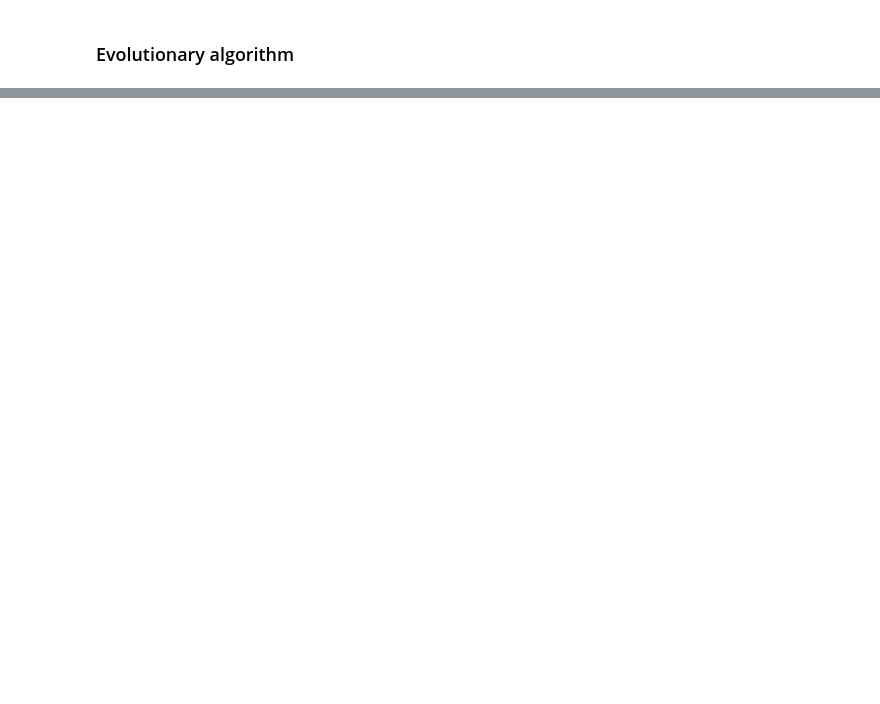
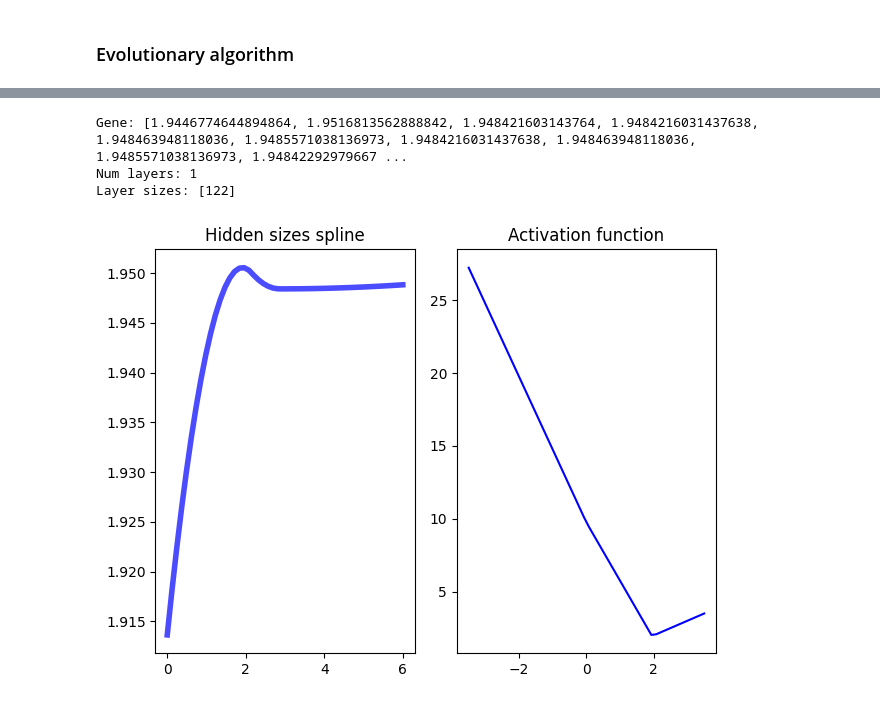
Before and after one commit to volodymyrkir/computational_intelligence, a Jupyter notebook: lab3/workbook.ipynb, the cells around one changed output, grey strips where cells are left out. Cells and saved outputs as stored; diff of their text form; code cells hidden in the pictures; blank space fills up the shorter version.

```diff
--- a/lab3/workbook.ipynb
+++ b/lab3/workbook.ipynb
@@ -203,0 +403,40 @@ Test Accuracy: 0.9384615421295166
+# %%
+best_individual = sorted(pop, key=attrgetter('fitness'), reverse=True)[0]
+print(f"Gene: {best_individual}")
+
+num_layers = min(5, max(int(best_individual[0]), 1))
+print(f"Num layers: {num_layers}")
+
+hidden_size_params = best_individual[0:5]
+t = np.linspace(MIN_LAYERS, MAX_LAYERS, 8)
+spl = BSpline(t, hidden_size_params, 2)
+xs = np.arange(num_layers)
+hidden_size = np.clip(spl(xs) * BASE_HIDDEN_SIZE, num_classes, BASE_HIDDEN_SIZE * 2).astype(int).tolist()
+print(f"Layer sizes: {hidden_size}")
+
+activation_params = best_individual[5:10]
+
+fig, ax = plt.subplots(1, 2)
+
+# plot spline
+xx = np.linspace(0, 6, 50)
+ax[0].plot(xx, spl(xx), 'b-', lw=4, alpha=0.7, label='BSpline')
+ax[0].set_title("Hidden sizes spline")
+
+# plot activation
+xx = np.linspace(-3.5, 3.5, 50)
+relu = np.fmax(0, xx)
+activation = relu
+for w in activation_params:
+   activation += np.fmax(0, w - xx)
+
+ax[1].plot(xx, activation, 'b-', label='Activation')
+ax[1].set_title("Activation function")
+
+fig.tight_layout()
+plt.show()
+# %% [output]
+Gene: [1.9446774644894864, 1.9516813562888842, 1.948421603143764, 1.9484216031437638, 1.948463948118036, 1.9485571038136973, 1.9484216031437638, 1.948463948118036, 1.9485571038136973, 1.94842292979667 ...
+Num layers: 1
+Layer sizes: [122]
+[figure, added]
```
Also changed, not shown: parts of 12 cells of this notebook.
